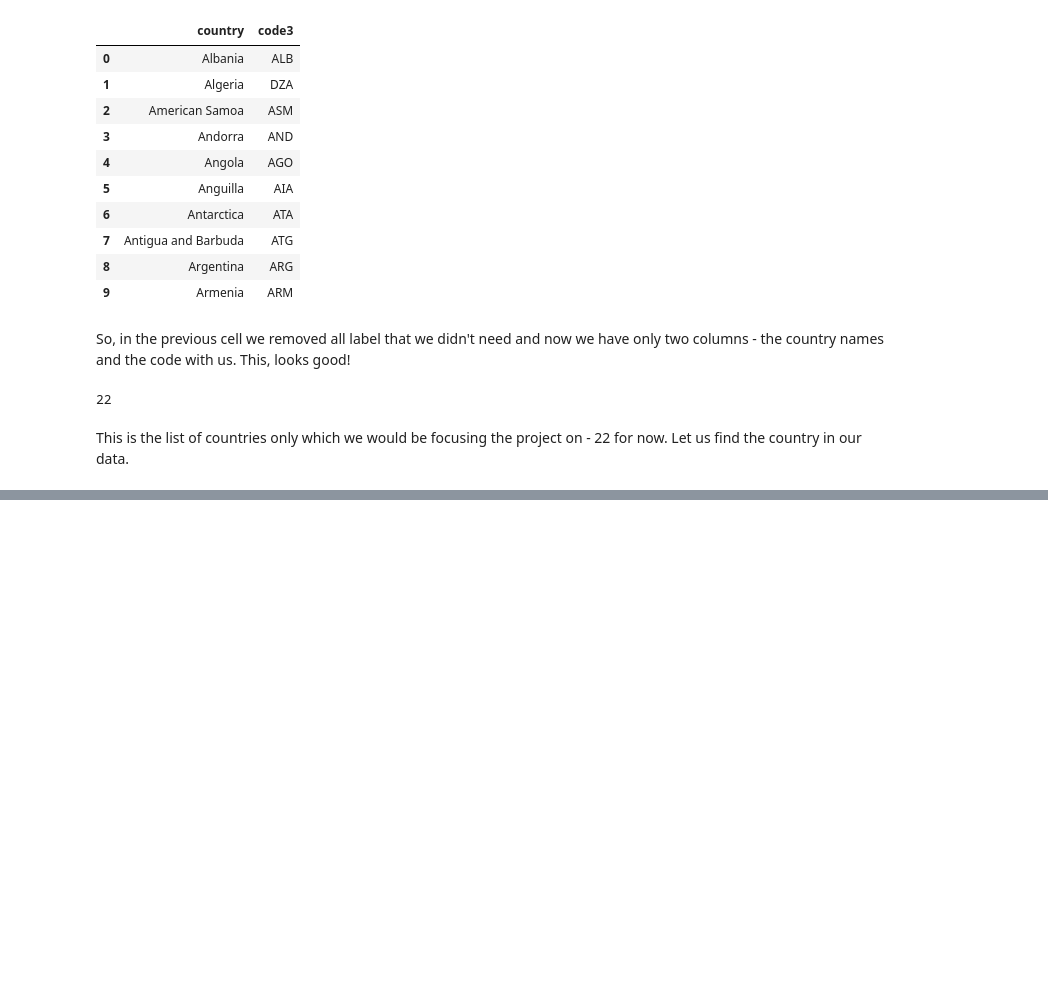
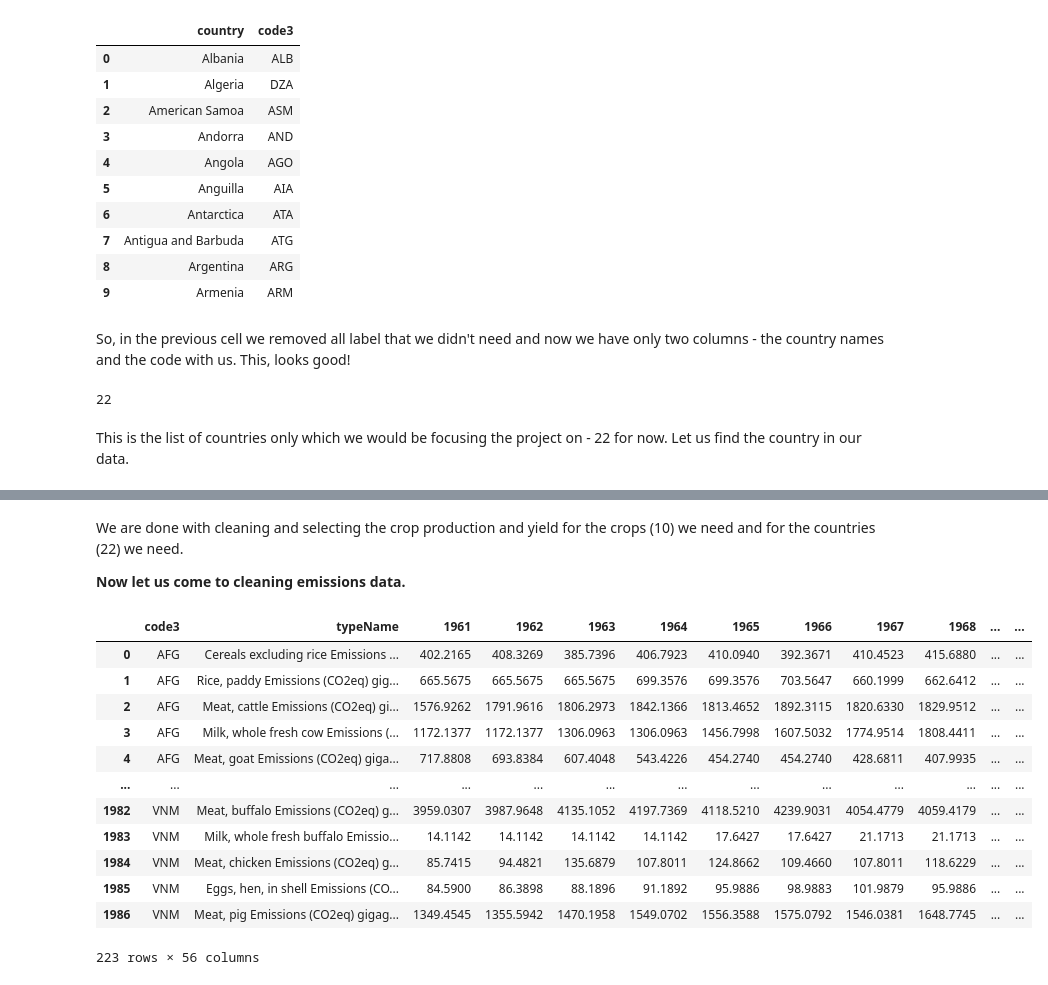
Before and after one commit to ayushanand18/climate-change-vs-agri, a Jupyter notebook: climate_change_visualize.ipynb, the cells around one changed output, grey strips where cells are left out. Saved outputs shown, nothing was run; the diff lists cells and outputs as text; code cells hidden in the pictures; blank space fills up the shorter version.

```diff
--- a/climate_change_visualize.ipynb
+++ b/climate_change_visualize.ipynb
@@ -70,0 +211,20 @@ countries[countries.code3.isin(countryincludes)]
+# %% [markdown]
+We are done with cleaning and selecting the crop production and yield for the crops (10) we need and for the countries (22) we need.
+
+**Now let us come to cleaning emissions data.**
+# %%
+emissionall
+# %% [output]
+|  | code3 | typeName | 1961 | 1962 | 1963 | 1964 | 1965 | 1966 | 1967 | 1968 | ... | ... |
+| 0 | AFG | Cereals excluding rice Emissions ... | 402.2165 | 408.3269 | 385.7396 | 406.7923 | 410.0940 | 392.3671 | 410.4523 | 415.6880 | ... | ... |
+| 1 | AFG | Rice, paddy Emissions (CO2eq) gig... | 665.5675 | 665.5675 | 665.5675 | 699.3576 | 699.3576 | 703.5647 | 660.1999 | 662.6412 | ... | ... |
+| 2 | AFG | Meat, cattle Emissions (CO2eq) gi... | 1576.9262 | 1791.9616 | 1806.2973 | 1842.1366 | 1813.4652 | 1892.3115 | 1820.6330 | 1829.9512 | ... | ... |
+| 3 | AFG | Milk, whole fresh cow Emissions (... | 1172.1377 | 1172.1377 | 1306.0963 | 1306.0963 | 1456.7998 | 1607.5032 | 1774.9514 | 1808.4411 | ... | ... |
+| 4 | AFG | Meat, goat Emissions (CO2eq) giga... | 717.8808 | 693.8384 | 607.4048 | 543.4226 | 454.2740 | 454.2740 | 428.6811 | 407.9935 | ... | ... |
+| ... | ... | ... | ... | ... | ... | ... | ... | ... | ... | ... | ... | ... |
+| 1982 | VNM | Meat, buffalo Emissions (CO2eq) g... | 3959.0307 | 3987.9648 | 4135.1052 | 4197.7369 | 4118.5210 | 4239.9031 | 4054.4779 | 4059.4179 | ... | ... |
+| 1983 | VNM | Milk, whole fresh buffalo Emissio... | 14.1142 | 14.1142 | 14.1142 | 14.1142 | 17.6427 | 17.6427 | 21.1713 | 21.1713 | ... | ... |
+| 1984 | VNM | Meat, chicken Emissions (CO2eq) g... | 85.7415 | 94.4821 | 135.6879 | 107.8011 | 124.8662 | 109.4660 | 107.8011 | 118.6229 | ... | ... |
+| 1985 | VNM | Eggs, hen, in shell Emissions (CO... | 84.5900 | 86.3898 | 88.1896 | 91.1892 | 95.9886 | 98.9883 | 101.9879 | 95.9886 | ... | ... |
+| 1986 | VNM | Meat, pig Emissions (CO2eq) gigag... | 1349.4545 | 1355.5942 | 1470.1958 | 1549.0702 | 1556.3588 | 1575.0792 | 1546.0381 | 1648.7745 | ... | ... |
+223 rows × 56 columns
```
Also changed, not shown: parts of 15 cells of this notebook, 1 other file.
